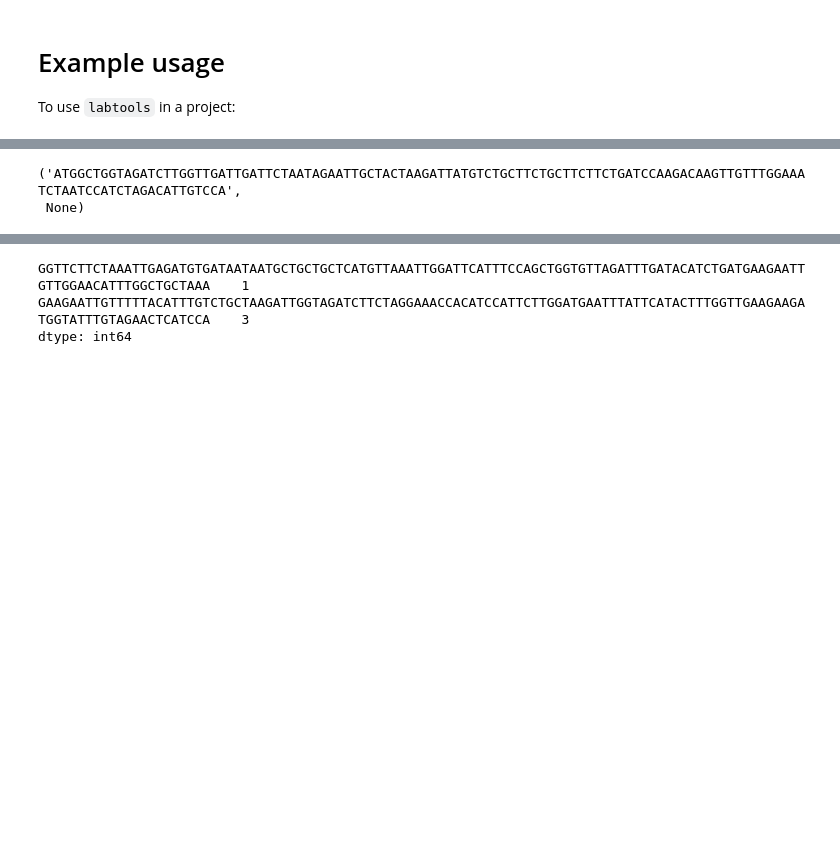
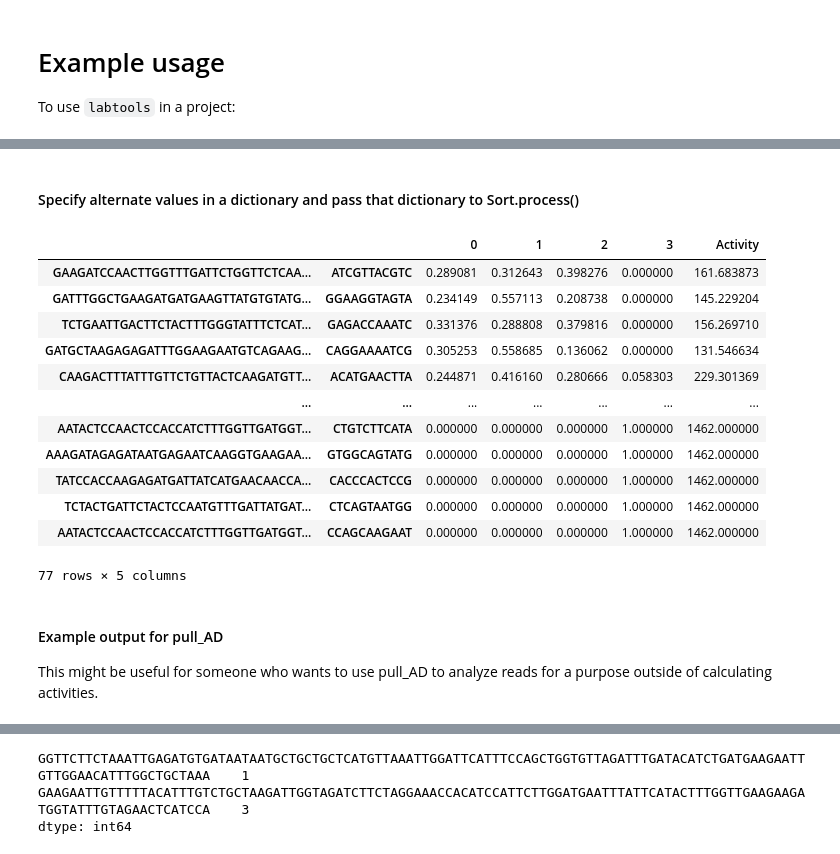
Before and after one commit to staller-lab/labtools, a Jupyter notebook: docs/_build/jupyter_execute/example.ipynb, the cells around one changed output, grey strips where cells are left out. Cells and saved outputs as stored; diff of their text form; code cells hidden in the pictures; blank space fills up the shorter version.

```diff
--- a/docs/_build/jupyter_execute/example.ipynb
+++ b/docs/_build/jupyter_execute/example.ipynb
@@ -36,7 +190,29 @@ from labtools.adtools import seqlib
+# %% [markdown]
+#### Specify alternate values in a dictionary and pass that dictionary to Sort.process()
+# %%
+# these are the default values which would work for my example read above
+# no input is required if they work for you
+kwargs = {"ad_preceder":"GCTAGC", "bc_preceder":"GGGCCCG", "bc_anteceder":"GGAGAGAA", "bclength":11, "ad_length":120}
+# %%
+activities_barcoded, _, _ = my_sort.process(barcoded = True, **kwargs)
+# %%
+activities_barcoded
+# %% [output]
+|  |  | 0 | 1 | 2 | 3 | Activity |
+| GAAGATCCAACTTGGTTTGATTCTGGTTCTCAA... | ATCGTTACGTC | 0.289081 | 0.312643 | 0.398276 | 0.000000 | 161.683873 |
+| GATTTGGCTGAAGATGATGAAGTTATGTGTATG... | GGAAGGTAGTA | 0.234149 | 0.557113 | 0.208738 | 0.000000 | 145.229204 |
+| TCTGAATTGACTTCTACTTTGGGTATTTCTCAT... | GAGACCAAATC | 0.331376 | 0.288808 | 0.379816 | 0.000000 | 156.269710 |
+| GATGCTAAGAGAGATTTGGAAGAATGTCAGAAG... | CAGGAAAATCG | 0.305253 | 0.558685 | 0.136062 | 0.000000 | 131.546634 |
+| CAAGACTTTATTTGTTCTGTTACTCAAGATGTT... | ACATGAACTTA | 0.244871 | 0.416160 | 0.280666 | 0.058303 | 229.301369 |
+| ... | ... | ... | ... | ... | ... | ... |
+| AATACTCCAACTCCACCATCTTTGGTTGATGGT... | CTGTCTTCATA | 0.000000 | 0.000000 | 0.000000 | 1.000000 | 1462.000000 |
+| AAAGATAGAGATAATGAGAATCAAGGTGAAGAA... | GTGGCAGTATG | 0.000000 | 0.000000 | 0.000000 | 1.000000 | 1462.000000 |
+| TATCCACCAAGAGATGATTATCATGAACAACCA... | CACCCACTCCG | 0.000000 | 0.000000 | 0.000000 | 1.000000 | 1462.000000 |
+| TCTACTGATTCTACTCCAATGTTTGATTATGAT... | CTCAGTAATGG | 0.000000 | 0.000000 | 0.000000 | 1.000000 | 1462.000000 |
+| AATACTCCAACTCCACCATCTTTGGTTGATGGT... | CCAGCAAGAAT | 0.000000 | 0.000000 | 0.000000 | 1.000000 | 1462.000000 |
+77 rows × 5 columns
+# %% [markdown]
+#### Example output for pull_AD
+This might be useful for someone who wants to use pull_AD to analyze reads for a purpose outside of calculating activities.
 # %%
 from labtools.adtools.finder import pull_AD
-# %%
-pull_AD("ACTTTTATVGCTAGCATGGCTGGTAGATCTTGGTTGATTGATTCTAATAGAATTGCTACTAAGATTATGTCTGCTTCTGCTTCTTCTGATCCAAGACAAGTTGTTTGGAAATCTAATCCATCTAGACATTGTCCAGCTGATCGATGCTAGTAGAGAGAGA")
-# %% [output]
-('ATGGCTGGTAGATCTTGGTTGATTGATTCTAATAGAATTGCTACTAAGATTATGTCTGCTTCTGCTTCTTCTGATCCAAGACAAGTTGTTTGGAAATCTAATCCATCTAGACATTGTCCA',
- None)
```
Also changed, not shown: parts of 29 cells of this notebook, 12 other files.
